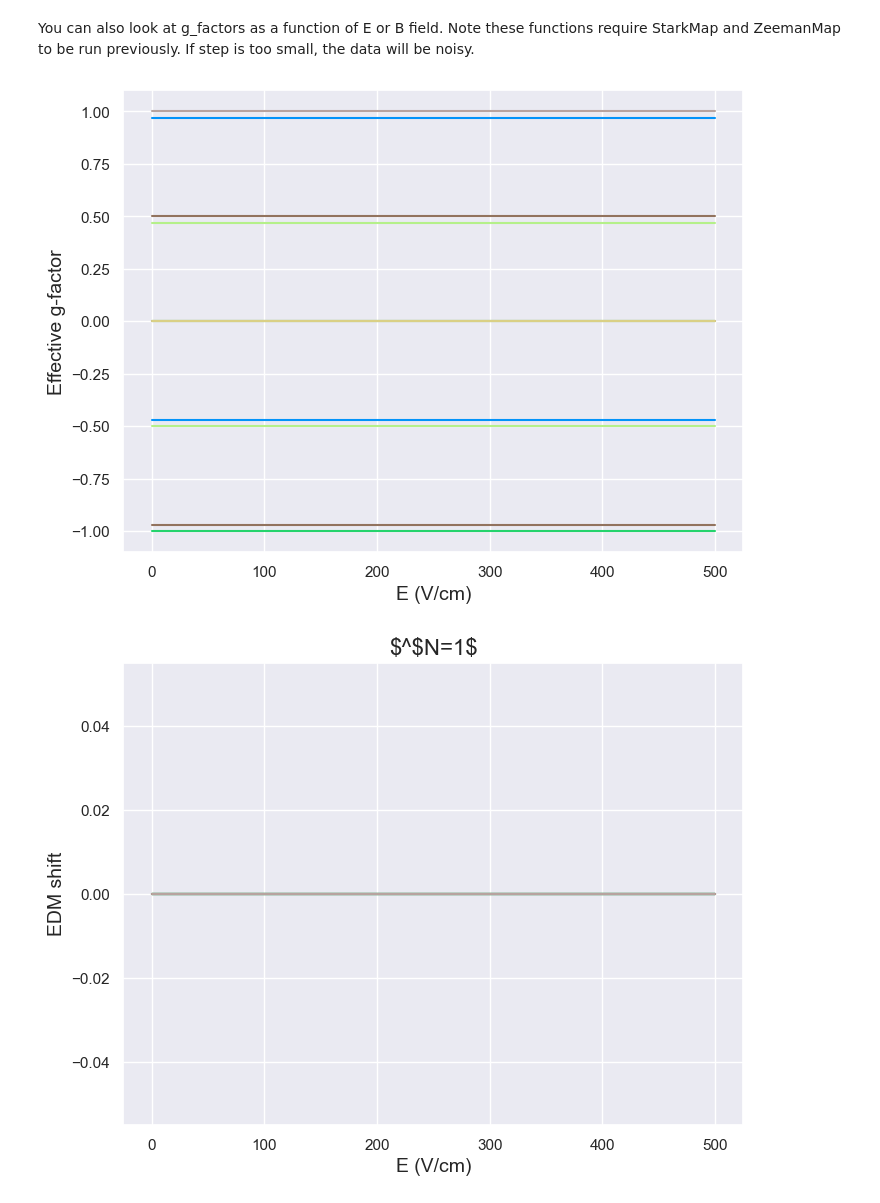
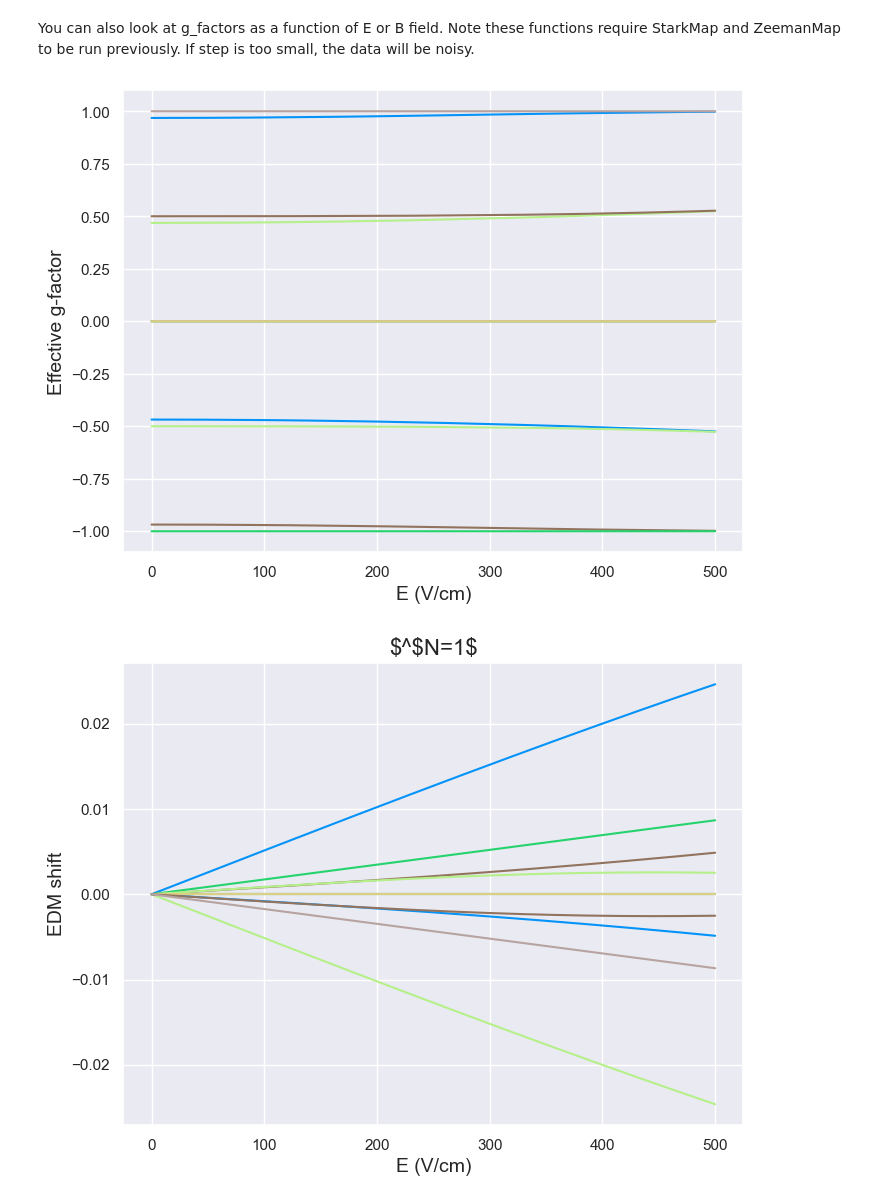
Before and after one commit to arianjad/Molecule-Structure, a Jupyter notebook: Jupyter Notebooks/RaF_Calcs_Tutorial.ipynb, the cells around one changed output. Saved outputs shown, nothing was run; the diff lists cells and outputs as text; code cells hidden in the pictures.

```diff
--- a/Jupyter Notebooks/RaF_Calcs_Tutorial.ipynb
+++ b/Jupyter Notebooks/RaF_Calcs_Tutorial.ipynb
@@ -333,6 +335,8 @@ First we initialize the field values to consider.
 Bz = np.linspace(1e-8,500,1000)
 Ez = np.linspace(0.0,500,1000)
 # %%
+N_idx = X0.select_q({'N':1})
+
 X0.ZeemanMap(
     Bz_array = Bz,
     Ez_val = 0,
@@ -346,7 +350,7 @@ X0.ZeemanMap(
         # Diagonalization backend
     order = True,
         # If True, orders and connects the eigenvectors across B field values using inner products
-    idx = X0.select_q({'N':1})
+    idx = N_idx
         # List of indices to highlight in the plot (e.g. states of interest)
     )
 # %% [output]
@@ -356,7 +360,7 @@ The field shifts are stored as attributes. This allows us to compute the derivat
 # %%
 dB = Bz[1] - Bz[0]
 plt.figure(figsize=(10,7))
-for (i,trace) in enumerate(X0.evals_B.T[X0.select_q({'N':1})]):
+for (i,trace) in enumerate(X0.evals_B.T[N_idx]):
     plt.plot(Bz,np.gradient(trace,dB))
 plt.xlabel('B (Gauss)',fontsize=14)
 plt.ylabel('Magnetization (MHz/Gauss)',fontsize=14)
@@ -373,7 +377,7 @@ X0.plot_evals_EB('E',kV_kG=True,GHz=True,idx=X0.select_q({'N':1}))
 # %%
 dE = Ez[1] - Ez[0]
 plt.figure(figsize=(10,7))
-for (i,trace) in enumerate(X0.evals_E.T[X0.select_q({'N':1})]):
+for (i,trace) in enumerate(X0.evals_E.T[N_idx]):
     grad = np.gradient(trace,dE)
     plt.plot(Ez,grad)
 plt.xlabel('E (V/cm)',fontsize=14)
@@ -419,19 +423,19 @@ You can also look at g_factors as a function of E or B field. Note these functio
 # %%
 X0.g_eff_Map('E',step=1e-3);
 # %%
-j = range(len(X0.evals0))
+j = N_idx
 plt.figure(figsize=(8,6))
 for i in j:#range(len(X010_174.g_eff_E.T)):
     plt.plot(Ez,X0.g_eff_E.T[i])
 plt.xlabel('E (V/cm)',fontsize=14)
 plt.ylabel('Effective g-factor',fontsize=14)
 plt.title(r'',fontsize=16);
 plt.figure(figsize=(8,6))
 for i in j:#range(len(X010_174.PTV_E.T)):
     plt.plot(Ez,X0.PTV_E.T[i])
 plt.xlabel('E (V/cm)',fontsize=14)
 plt.ylabel('EDM shift',fontsize=14)
 plt.title(r'$^$N=1$',fontsize=16);
 # %% [output]
-[figure, old version]
+[figure, new version]
-[figure, old version]
+[figure, new version]
```
Also changed, not shown: parts of 10 cells of this notebook, 1 other file.
